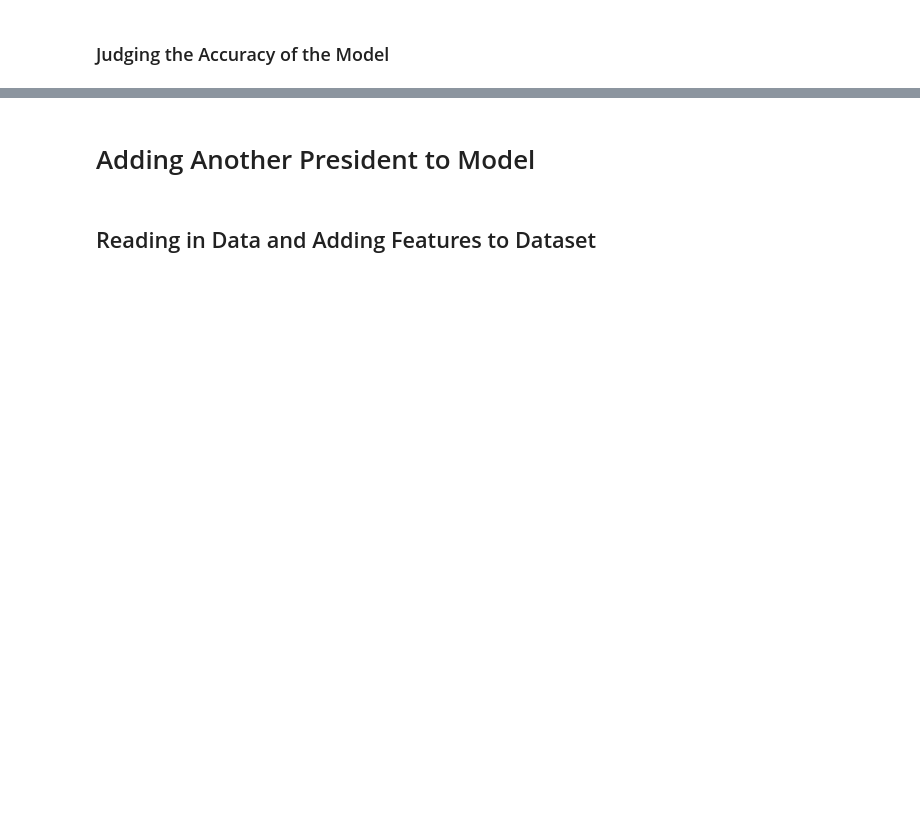
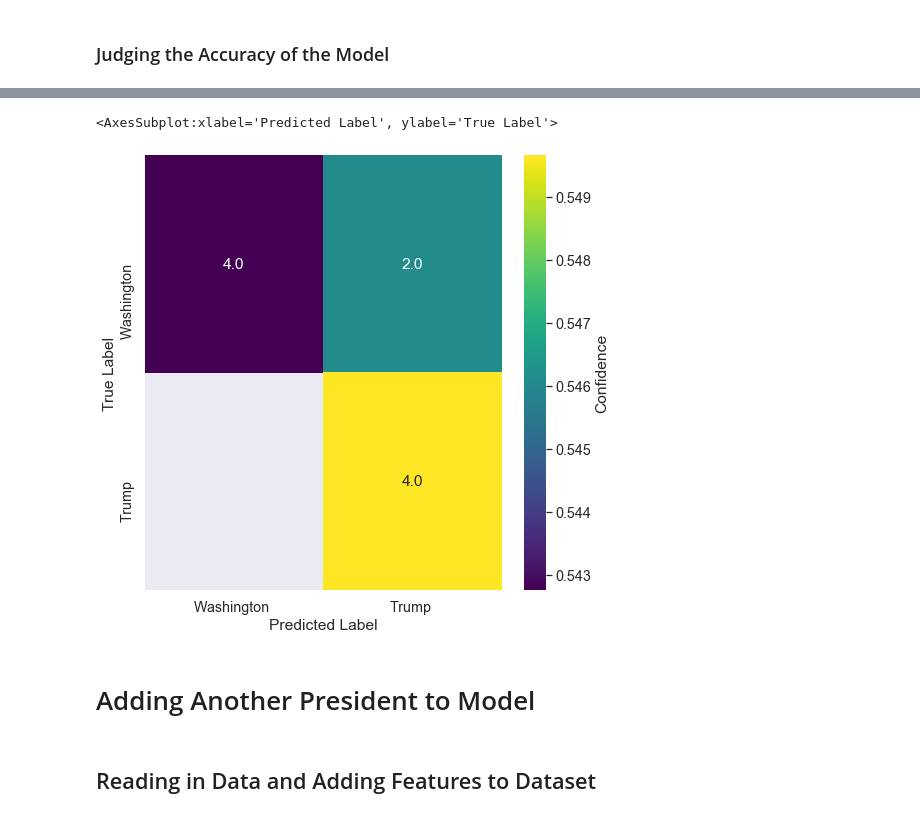
Before and after one commit to gianbatayola/CMSE-202-Project, a Jupyter notebook: Full_Presidential_Dataframe.ipynb, the cells around one changed output, grey strips where cells are left out. Cells and saved outputs as stored; diff of their text form; code cells hidden in the pictures; blank space fills up the shorter version.

```diff
--- a/Full_Presidential_Dataframe.ipynb
+++ b/Full_Presidential_Dataframe.ipynb
@@ -279,4 +334,9 @@ weighted avg       0.92      0.90      0.90        10
 |  | Trump | 0 | 4 |
+# %%
+confusion_image(clf,test_features,test_labels,preslist)
+# %% [output]
+<AxesSubplot:xlabel='Predicted Label', ylabel='True Label'>
+[figure, added]
 # %% [markdown]
 # Adding Another President to Model
 # %% [markdown]
```
Also changed, not shown: parts of 18 cells of this notebook.
